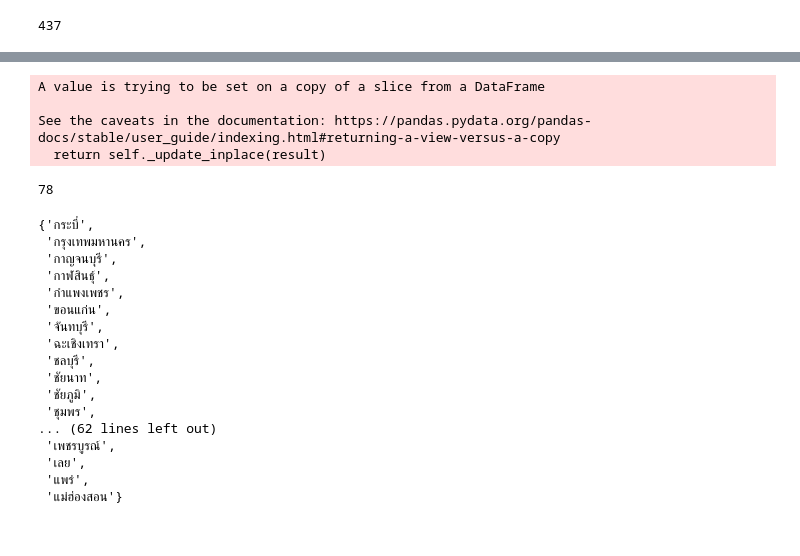
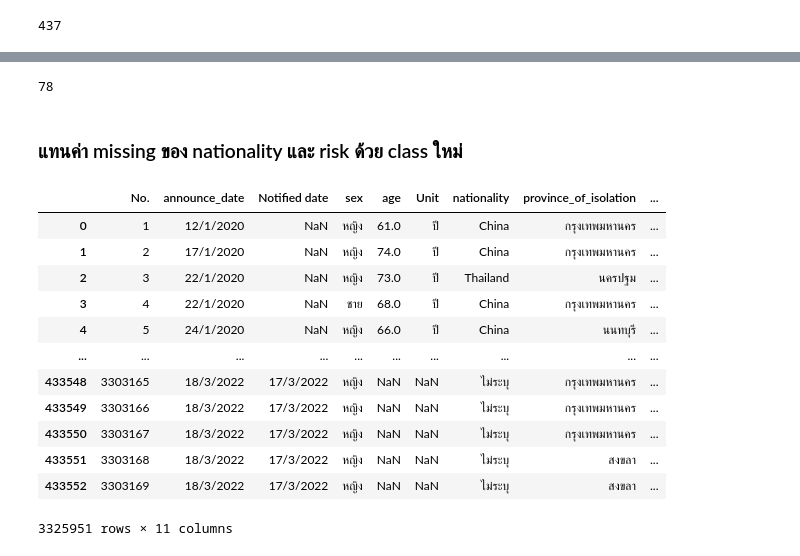
Before and after one commit to PhinyadaPhen/data_viz_2022, a Jupyter notebook: ProjectDashboard.ipynb, the cells around one changed output, grey strips where cells are left out. Saved outputs shown, nothing was run; the diff lists cells and outputs as text; code cells hidden in the pictures.

```diff
--- a/ProjectDashboard.ipynb
+++ b/ProjectDashboard.ipynb
@@ -104,0 +141,3 @@ datamix
+# %%
+datamix = datamix.fillna(value={'sex':'หญิง'}) # แทนค่า 'หญิง' ที่แสดง missing ในคอลัมน์ sex
+datamix
@@ -104,0 +172,12 @@ datamix
+# %%
+ datamix['sex'].replace({'\xa0หญิง':'หญิง',
+                        'ช':'ชาย',
+                        'ชาย':'ชาย',
+                        'ญ':'หญิง',
+                        'นาย':'ชาย',
+                        'ร.ต.ท.':'ชาย',
+                        'หญง':'หญิง',
+                        'หญิง':'หญิง',
+                        'หญิิง':'หญิง',
+                        'หณิง':'หญิง',
+                        'หห':'หญิง'}, inplace = True)
@@ -123,8 +208,8 @@ datamix['province_of_onset'].mode() # หาค่าที่พบมากท
 0    กรุงเทพมหานคร
 dtype: object
 # %%
-datacc = datamix.fillna(value={'province_of_onset':'กรุงเทพมหานคร'}) # แทนค่า 'กรุงเทพมหานคร' แทนค่า missing
-datacc
+datamix = datamix.fillna(value={'province_of_onset':'กรุงเทพมหานคร'}) # แทนค่า 'กรุงเทพมหานคร' ที่แสดง missing ในคอลัมน์ province_of_onset
+datamix
 # %% [output]
 |  | No. | announce_date | Notified date | sex | age | Unit | nationality | province_of_isolation | ... |
 | 0 | 1 | 12/1/2020 | NaN | หญิง | 61.0 | ปี | China | กรุงเทพมหานคร | ... |
@@ -234,5 +267,5 @@ SyntaxError: ignored
 # %%
-data_cv['province_of_onset'].replace({'\tประจวบคีรีขันธ์':'ประจวบคีรีขันธ์',
+datamix['province_of_onset'].replace({'\tประจวบคีรีขันธ์':'ประจวบคีรีขันธ์',
                                         'USA':'อื่นๆ',
                                         '\xa0กาญจนบุรี':'กาญจนบุรี',
                                         '\xa0ชลบุรี':'ชลบุรี',
@@ -669,9 +702,4 @@ data_cv['province_of_onset'].replace({'\tประจวบคีรีขัน
                                         'ไชโย' : 'อ่างทอง' ,
                                         'ไม่มีชื่อหอพัก' : 'อื่นๆ' ,
                                         'ไม่ระบุ' : 'อื่นๆ'}, inplace=True)
-# %% [output]
-A value is trying to be set on a copy of a slice from a DataFrame
-
-See the caveats in the documentation: https://pandas.pydata.org/pandas-docs/stable/user_guide/indexing.html#returning-a-view-versus-a-copy
-  return self._update_inplace(result)
 # %%
@@ -680,22 +707,21 @@ len(set(data_cv['province_of_onset']))    # ดูว่าข้อมูลใ
 # %% [output]
 78
-# %%
-set(data_cv['province_of_onset'])
-# %% [output]
-{'กระบี่',
- 'กรุงเทพมหานคร',
- 'กาญจนบุรี',
- 'กาฬสินธุ์',
- 'กำแพงเพชร',
- 'ขอนแก่น',
- 'จันทบุรี',
- 'ฉะเชิงเทรา',
- 'ชลบุรี',
- 'ชัยนาท',
- 'ชัยภูมิ',
- 'ชุมพร',
-... (62 lines left out)
- 'เพชรบูรณ์',
- 'เลย',
- 'แพร่',
- 'แม่ฮ่องสอน'}
+# %% [markdown]
+### แทนค่า missing ของ nationality และ risk ด้วย class ใหม่
+# %%
+datamix = datamix.fillna(value={'nationality':'ไม่ระบุ','risk':'ไม่ระบุ'}) # แทนค่า 'ไม่ระบุ' ที่แสดง missing ในคอลัมน์ nationality และ risk
+datamix
+# %% [output]
+|  | No. | announce_date | Notified date | sex | age | Unit | nationality | province_of_isolation | ... |
+| 0 | 1 | 12/1/2020 | NaN | หญิง | 61.0 | ปี | China | กรุงเทพมหานคร | ... |
+| 1 | 2 | 17/1/2020 | NaN | หญิง | 74.0 | ปี | China | กรุงเทพมหานคร | ... |
+| 2 | 3 | 22/1/2020 | NaN | หญิง | 73.0 | ปี | Thailand | นครปฐม | ... |
+| 3 | 4 | 22/1/2020 | NaN | ชาย | 68.0 | ปี | China | กรุงเทพมหานคร | ... |
+| 4 | 5 | 24/1/2020 | NaN | หญิง | 66.0 | ปี | China | นนทบุรี | ... |
+| ... | ... | ... | ... | ... | ... | ... | ... | ... | ... |
+| 433548 | 3303165 | 18/3/2022 | 17/3/2022 | หญิง | NaN | NaN | ไม่ระบุ | กรุงเทพมหานคร | ... |
+| 433549 | 3303166 | 18/3/2022 | 17/3/2022 | หญิง | NaN | NaN | ไม่ระบุ | กรุงเทพมหานคร | ... |
+| 433550 | 3303167 | 18/3/2022 | 17/3/2022 | หญิง | NaN | NaN | ไม่ระบุ | กรุงเทพมหานคร | ... |
+| 433551 | 3303168 | 18/3/2022 | 17/3/2022 | หญิง | NaN | NaN | ไม่ระบุ | สงขลา | ... |
+| 433552 | 3303169 | 18/3/2022 | 17/3/2022 | หญิง | NaN | NaN | ไม่ระบุ | สงขลา | ... |
+3325951 rows × 11 columns
```
Also changed, not shown: parts of 31 cells of this notebook.
